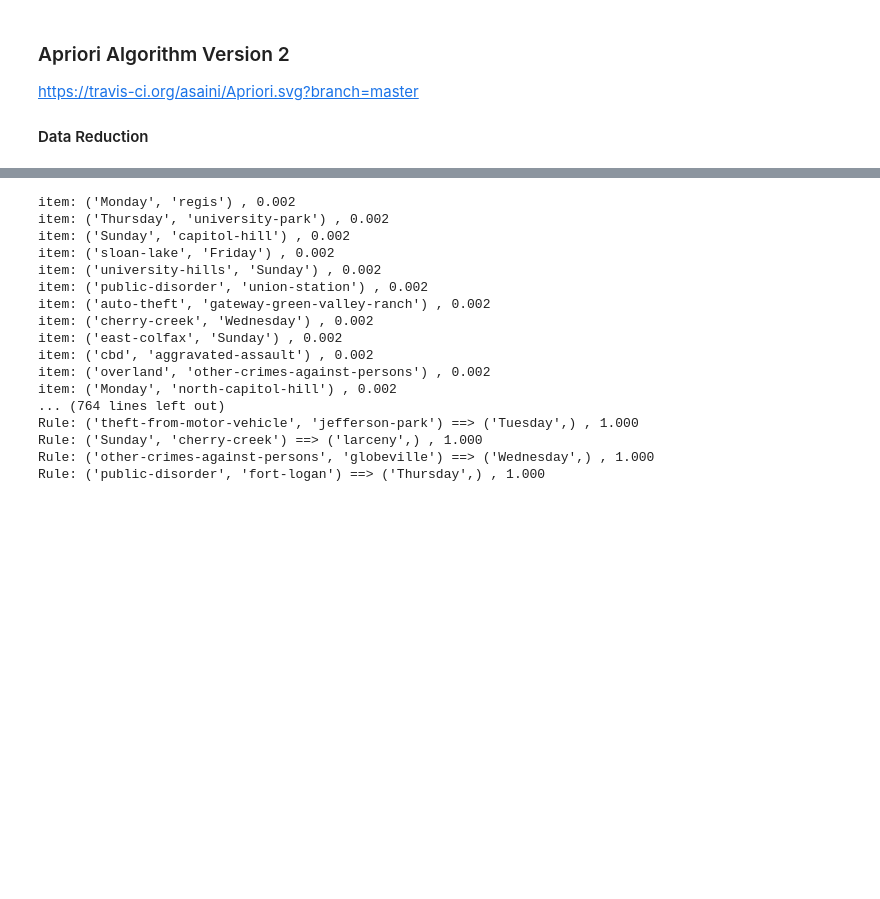
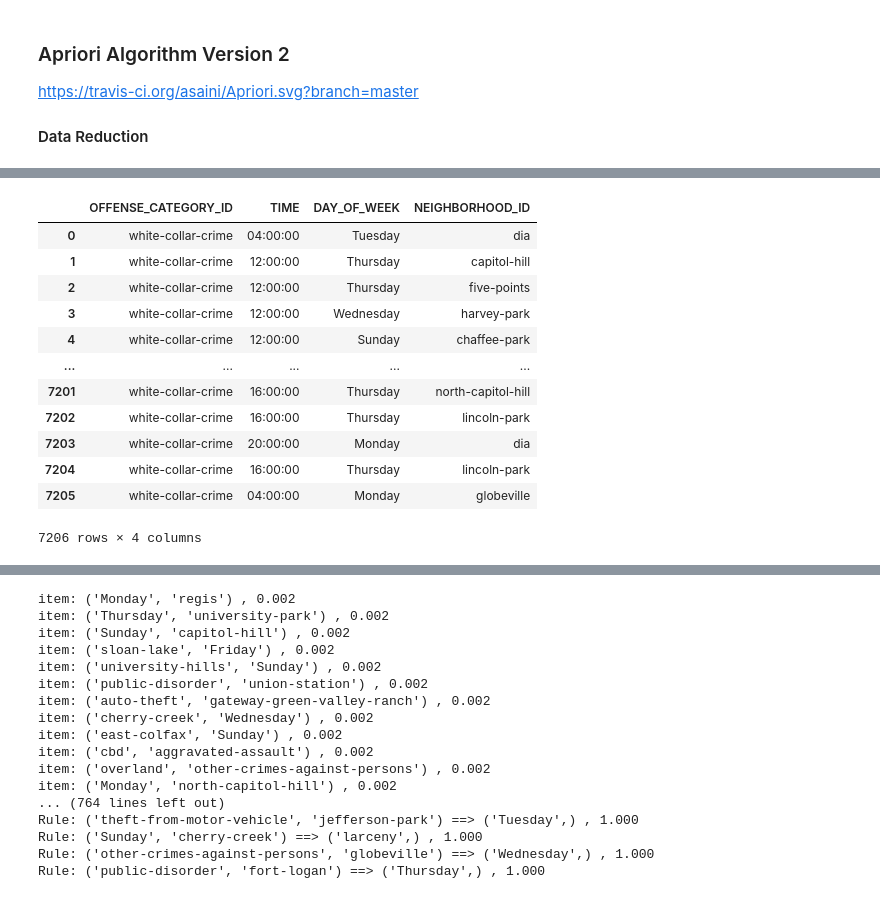
Before and after one commit to bittybueno/data-mining-project, a Jupyter notebook: Course_Project.ipynb, the cells around one changed output, grey strips where cells are left out. Cells and saved outputs as stored; diff of their text form; code cells hidden in the pictures; blank space fills up the shorter version.

```diff
--- a/Course_Project.ipynb
+++ b/Course_Project.ipynb
@@ -77,0 +190,32 @@ df2['DAY_OF_WEEK'] = df2['DATE'].dt.day_name()
+# %%
+final_WCC = pd.concat([df_WCC_am, df_WCC_pm], ignore_index=True, sort =False)
+
+final_WCC.loc[final_WCC['TIME'].dt.time <= datetime_object1.time(), 'TIME'] = datetime_object1
+
+final_WCC.loc[(final_WCC['TIME'].dt.time > datetime_object1.time())&(final_WCC['TIME'].dt.time <= datetime_object2.time()), 'TIME'] = datetime_object2
+
+final_WCC.loc[(final_WCC['TIME'].dt.time > datetime_object2.time())&(final_WCC['TIME'].dt.time <= datetime_object3.time()), 'TIME'] = datetime_object3
+
+final_WCC.loc[(final_WCC['TIME'].dt.time > datetime_object3.time())&(final_WCC['TIME'].dt.time <= datetime_object4.time()), 'TIME'] = datetime_object4
+
+final_WCC.loc[(final_WCC['TIME'].dt.time > datetime_object4.time())&(final_WCC['TIME'].dt.time <= datetime_object5.time()), 'TIME'] = datetime_object5
+
+final_WCC.loc[(final_WCC['TIME'].dt.time > datetime_object5.time())&(final_WCC['TIME'].dt.time <= datetime_object6.time()), 'TIME'] = datetime_object6
+
+
+final_WCC['TIME'] = [d.time() for d in final_WCC['TIME']]
+final_WCC
+# %% [output]
+|  | OFFENSE_CATEGORY_ID | TIME | DAY_OF_WEEK | NEIGHBORHOOD_ID |
+| 0 | white-collar-crime | 04:00:00 | Tuesday | dia |
+| 1 | white-collar-crime | 12:00:00 | Thursday | capitol-hill |
+| 2 | white-collar-crime | 12:00:00 | Thursday | five-points |
+| 3 | white-collar-crime | 12:00:00 | Wednesday | harvey-park |
+| 4 | white-collar-crime | 12:00:00 | Sunday | chaffee-park |
+| ... | ... | ... | ... | ... |
+| 7201 | white-collar-crime | 16:00:00 | Thursday | north-capitol-hill |
+| 7202 | white-collar-crime | 16:00:00 | Thursday | lincoln-park |
+| 7203 | white-collar-crime | 20:00:00 | Monday | dia |
+| 7204 | white-collar-crime | 16:00:00 | Thursday | lincoln-park |
+| 7205 | white-collar-crime | 04:00:00 | Monday | globeville |
+7206 rows × 4 columns
```
Also changed, not shown: parts of 8 cells of this notebook, 3 other files.
